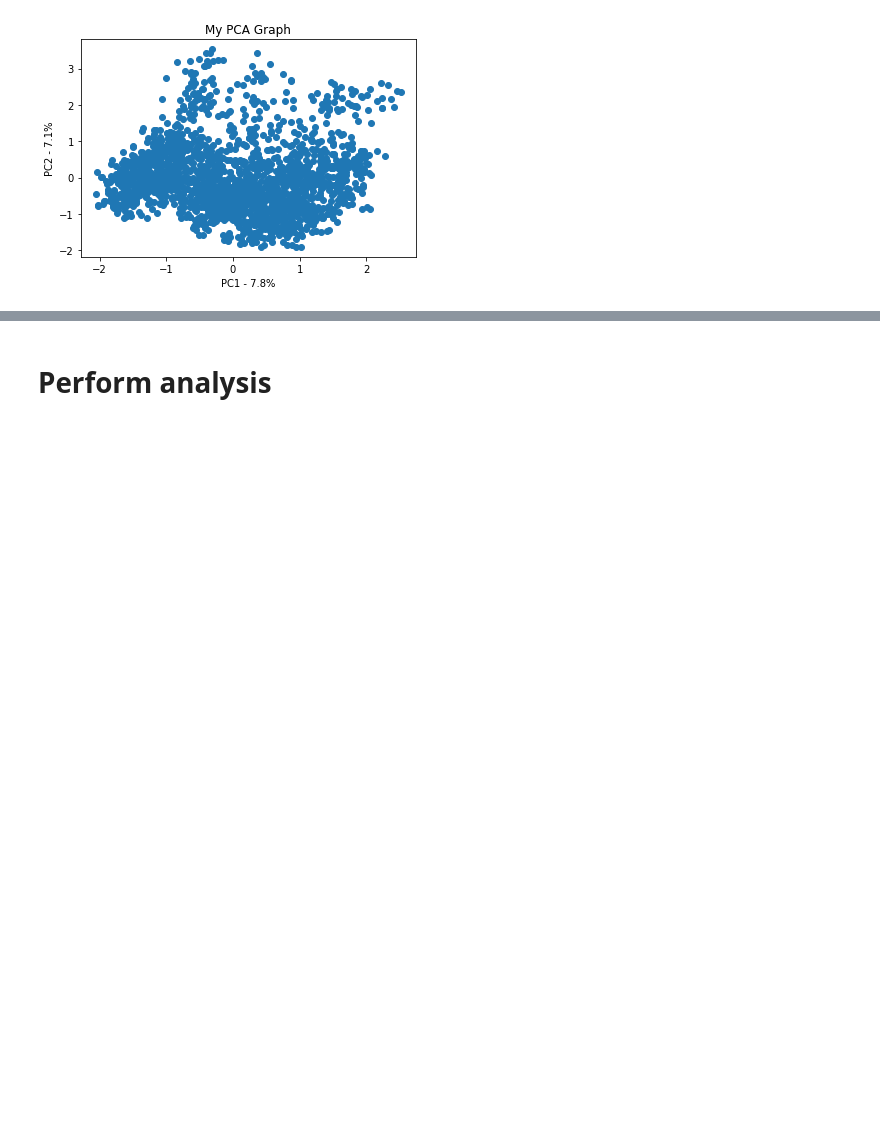
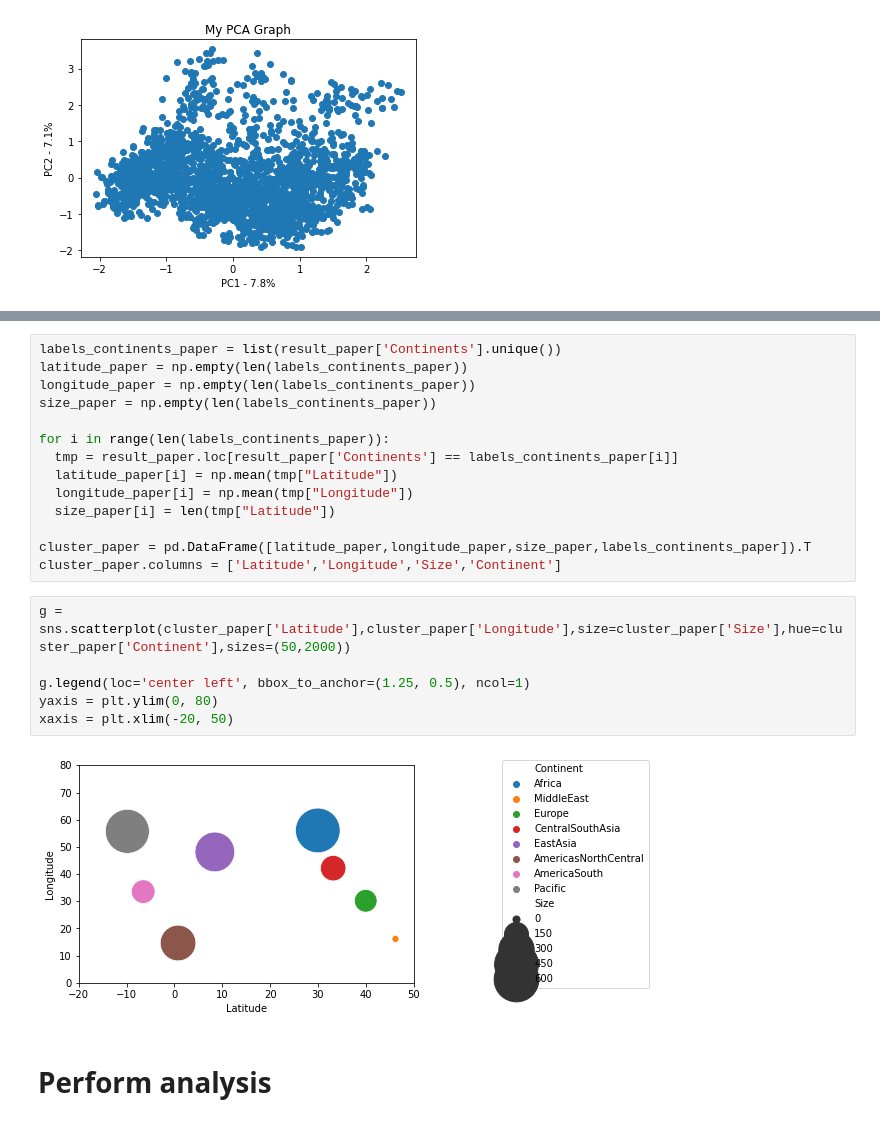
Before and after one commit to camoalon/language_genes, a Jupyter notebook: PCA.ipynb, the cells around one changed output, grey strips where cells are left out. Saved outputs shown, nothing was run; the diff lists cells and outputs as text; blank space fills up the shorter version.

```diff
--- a/PCA.ipynb
+++ b/PCA.ipynb
@@ -193,3 +215,25 @@ print(t0)
+# %%
+labels_continents_paper = list(result_paper['Continents'].unique())
+latitude_paper = np.empty(len(labels_continents_paper))
+longitude_paper = np.empty(len(labels_continents_paper))
+size_paper = np.empty(len(labels_continents_paper))
+
+for i in range(len(labels_continents_paper)):
+  tmp = result_paper.loc[result_paper['Continents'] == labels_continents_paper[i]]
+  latitude_paper[i] = np.mean(tmp["Latitude"])
+  longitude_paper[i] = np.mean(tmp["Longitude"])
+  size_paper[i] = len(tmp["Latitude"])
+
+cluster_paper = pd.DataFrame([latitude_paper,longitude_paper,size_paper,labels_continents_paper]).T
+cluster_paper.columns = ['Latitude','Longitude','Size','Continent']
+# %%
+g = sns.scatterplot(cluster_paper['Latitude'],cluster_paper['Longitude'],size=cluster_paper['Size'],hue=cluster_paper['Continent'],sizes=(50,2000))
+
+g.legend(loc='center left', bbox_to_anchor=(1.25, 0.5), ncol=1)
+yaxis = plt.ylim(0, 80)
+xaxis = plt.xlim(-20, 50)
+# %% [output]
+[figure, added]
 # %% [markdown]
 # Perform analysis
 # %% [markdown]
```
Also changed, not shown: parts of 10 cells of this notebook.
